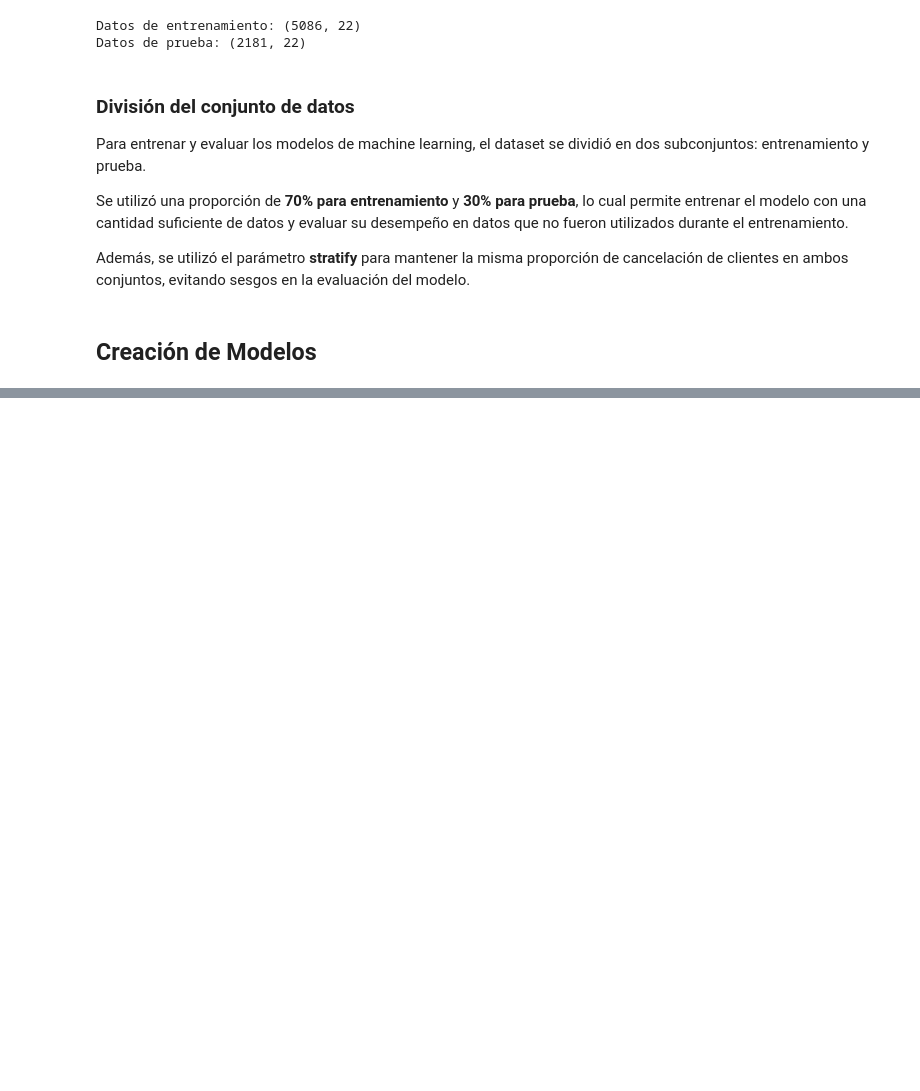
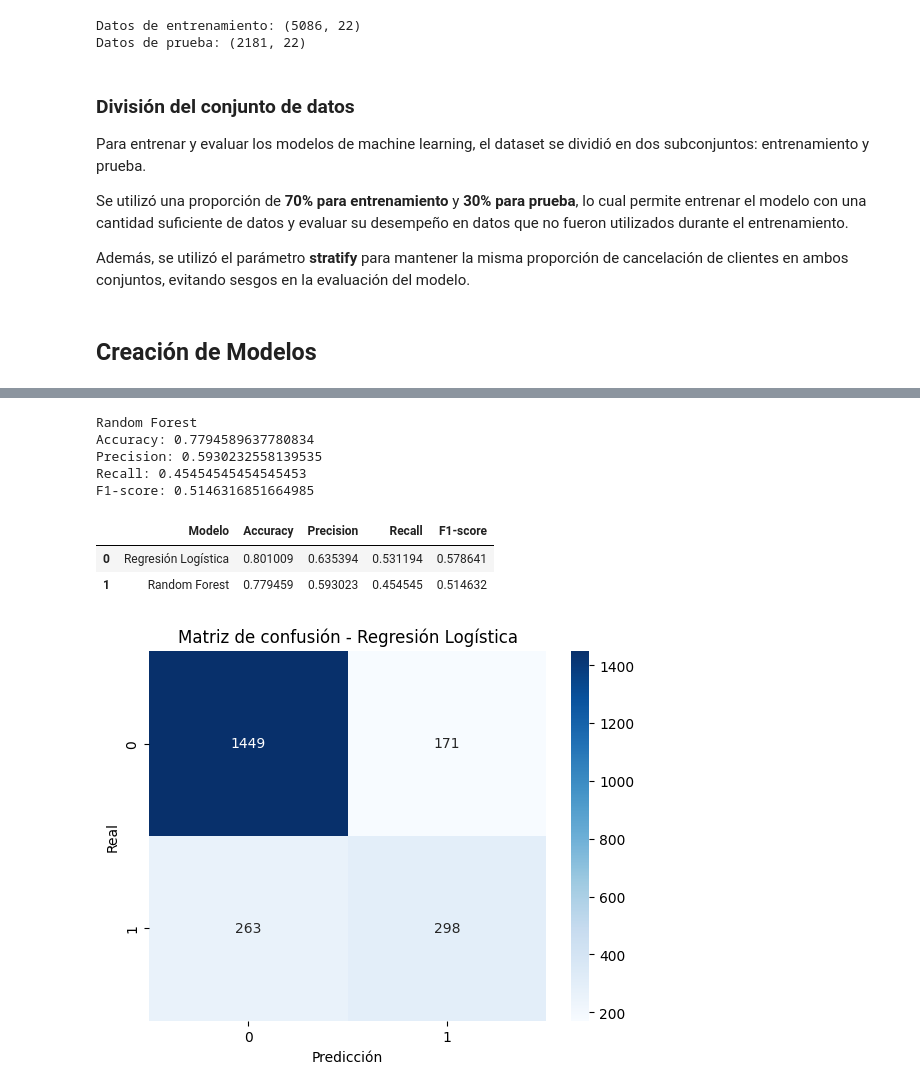
Before and after one commit to patinohoyosgisell/Challege_Telecom_X_parte_2, a Jupyter notebook: Challege_Telecom_X_parte_2.ipynb, the cells around one changed output, grey strips where cells are left out. Drawn from its saved outputs; the diff is of its cells as text; code cells hidden in the pictures; blank space fills up the shorter version.

```diff
--- a/Challege_Telecom_X_parte_2.ipynb
+++ b/Challege_Telecom_X_parte_2.ipynb
@@ -608,3 +598,22 @@ ValueError: could not convert string to float: '8265-HKSOW'
+# %%
+#Modelo regresión
+from sklearn.preprocessing import StandardScaler
+
+scaler = StandardScaler()
+
+
+if 'id_cliente' in X_train.columns:
+    X_train = X_train.drop('id_cliente', axis=1)
+if 'id_cliente' in X_test.columns:
+    X_test = X_test.drop('id_cliente', axis=1)
+
+
+X_train_transformed = preprocesador.fit_transform(X_train)
+X_test_transformed = preprocesador.transform(X_test)
+
+
+X_train_scaled = scaler.fit_transform(X_train_transformed)
+X_test_scaled = scaler.transform(X_test_transformed)
 # %%
 from sklearn.linear_model import LogisticRegression
 
@@ -620,0 +746,47 @@ print(classification_report(y_test, y_pred_lr))
+# %%
+accuracy_rf = accuracy_score(y_test, y_pred_rf)
+precision_rf = precision_score(y_test, y_pred_rf)
+recall_rf = recall_score(y_test, y_pred_rf)
+f1_rf = f1_score(y_test, y_pred_rf)
+
+print("Random Forest")
+print("Accuracy:", accuracy_rf)
+print("Precision:", precision_rf)
+print("Recall:", recall_rf)
+print("F1-score:", f1_rf)
+# %% [output]
+Random Forest
+Accuracy: 0.7794589637780834
+Precision: 0.5930232558139535
+Recall: 0.45454545454545453
+F1-score: 0.5146316851664985
+# %%
+import pandas as pd
+
+resultados = pd.DataFrame({
+    "Modelo": ["Regresión Logística", "Random Forest"],
+    "Accuracy": [accuracy_lr, accuracy_rf],
+    "Precision": [precision_lr, precision_rf],
+    "Recall": [recall_lr, recall_rf],
+    "F1-score": [f1_lr, f1_rf]
+})
+
+resultados
+# %% [output]
+|  | Modelo | Accuracy | Precision | Recall | F1-score |
+| 0 | Regresión Logística | 0.801009 | 0.635394 | 0.531194 | 0.578641 |
+| 1 | Random Forest | 0.779459 | 0.593023 | 0.454545 | 0.514632 |
+# %%
+from sklearn.metrics import confusion_matrix
+import seaborn as sns
+import matplotlib.pyplot as plt
+
+cm_lr = confusion_matrix(y_test, y_pred_lr)
+
+sns.heatmap(cm_lr, annot=True, fmt='d', cmap='Blues')
+plt.title("Matriz de confusión - Regresión Logística")
+plt.xlabel("Predicción")
+plt.ylabel("Real")
+plt.show()
+# %% [output]
+[figure, added]
```
Also changed, not shown: parts of 19 cells of this notebook.
